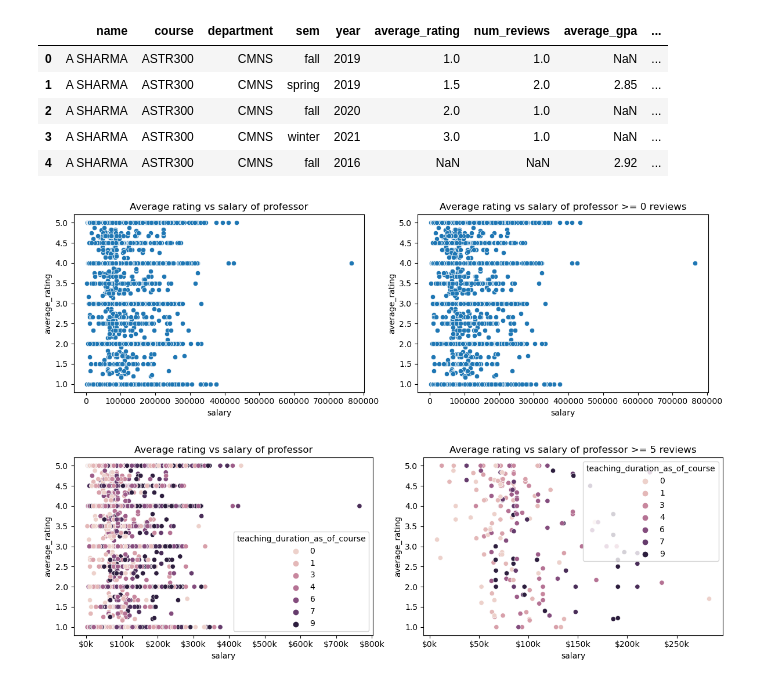
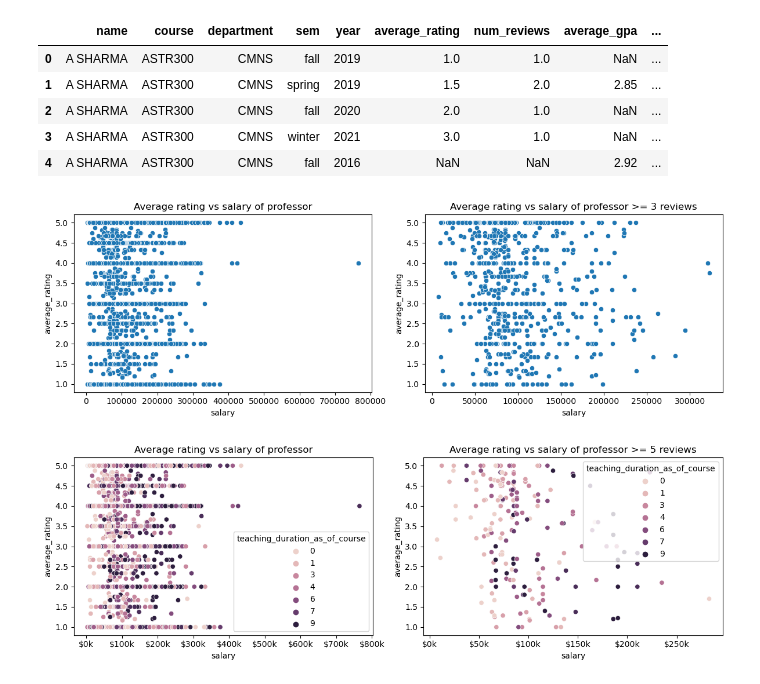
Before and after one commit to aaronl1661/teacherSalaryAnalysis, a Jupyter notebook: src/4_analysis/exploratory_analysis.ipynb, the cells around one changed output. Saved outputs shown, nothing was run; the diff lists cells and outputs as text; code cells hidden in the pictures.

```diff
--- a/src/4_analysis/exploratory_analysis.ipynb
+++ b/src/4_analysis/exploratory_analysis.ipynb
@@ -592,16 +595,16 @@ df.head()
 # %%
 #Relationship between salary and average rating
 
 fig, axes = plt.subplots(ncols = 2, figsize=(12,4))
 
-numReviews = 0
+numReviews = 3
 
 sns.scatterplot(data=df[df['num_reviews'] >= 0], x='salary', y='average_rating', ax = axes[0]).set_title("Average rating vs salary of professor")
 sns.scatterplot(data=df[df['num_reviews'] >= numReviews], x='salary', y='average_rating', ax = axes[1]).set_title("Average rating vs salary of professor >= " + str(numReviews) + " reviews")
 
 fig.tight_layout()
 # %% [output]
-[figure, old version]
+[figure, new version]
 # %%
 #Relationship between salary and average rating with hue of teaching_duration_as_of_course
 #Professors with a lower teaching experience at UMD tend to have a lower salary, but no correlation
```
Also changed, not shown: parts of 12 cells of this notebook, 1 other file.
